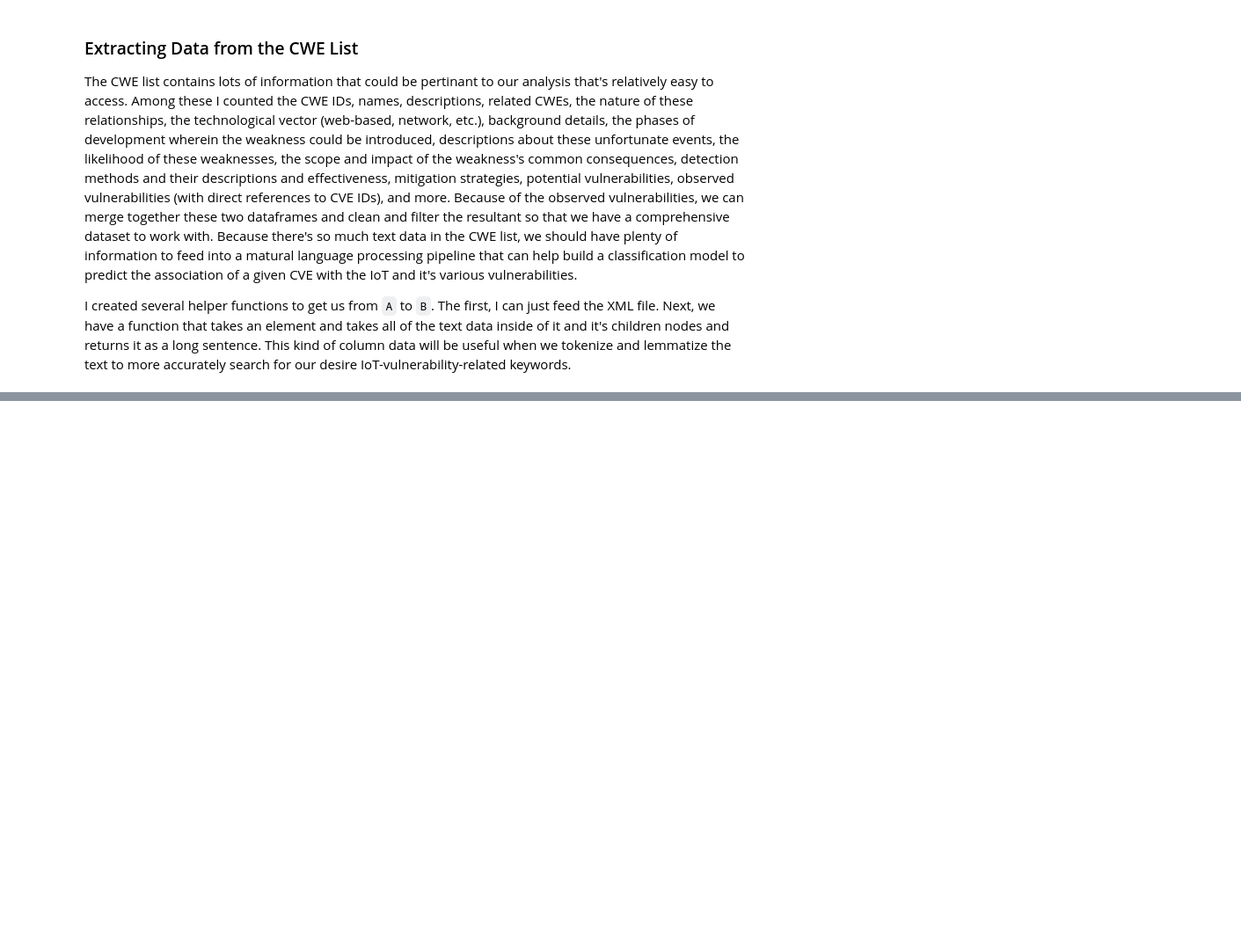
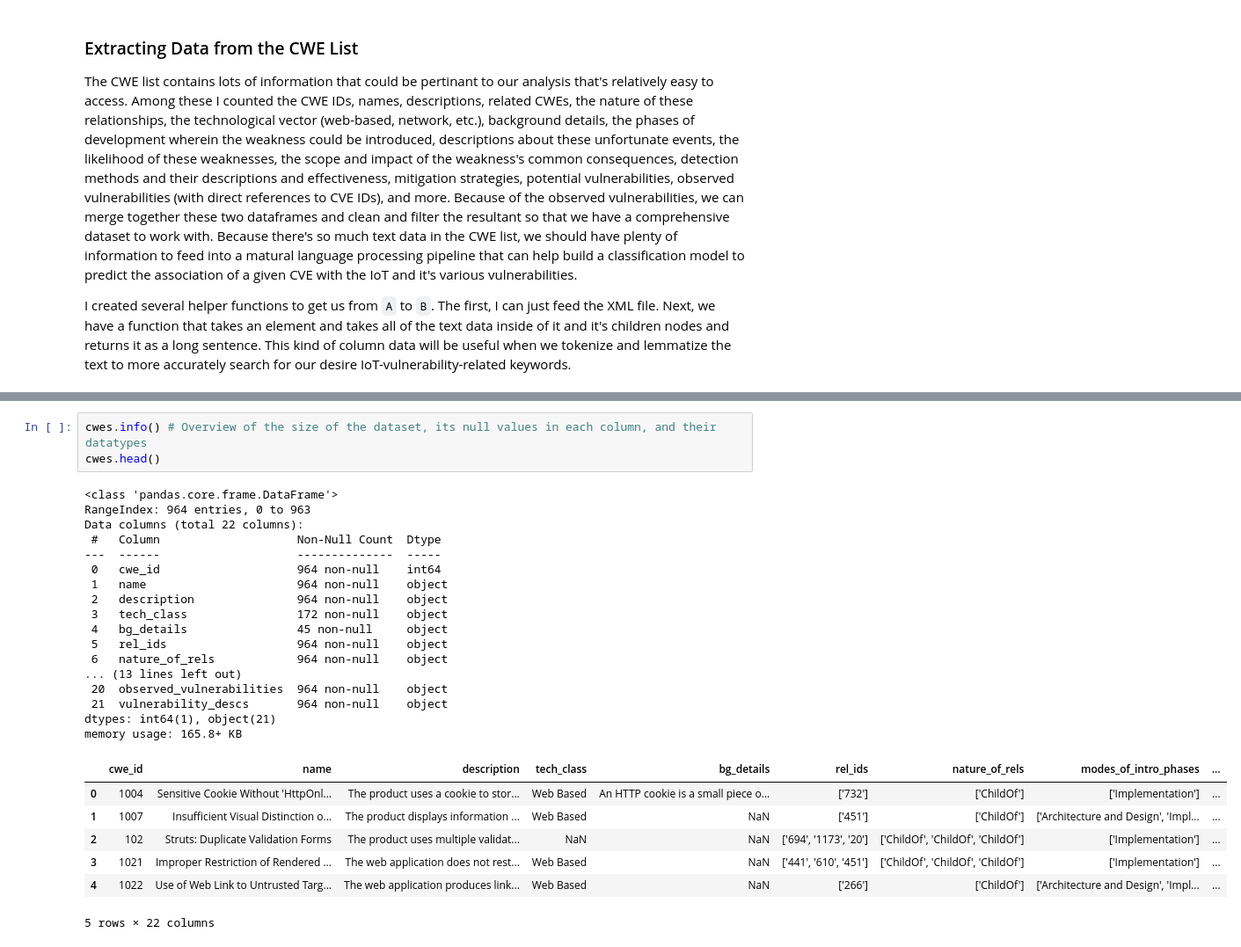
Before and after one commit to JBrocklyAnderson/practice-project, a Jupyter notebook: notebooks/APT_IoT_CVE_EDA.ipynb, the cells around one changed output, grey strips where cells are left out. Shown at 88% size. Cells and saved outputs as stored; diff of their text form; blank space fills up the shorter version.

Commit message:
Preprocess CVE Dataset

```diff
--- a/notebooks/APT_IoT_CVE_EDA.ipynb
+++ b/notebooks/APT_IoT_CVE_EDA.ipynb
@@ -368,0 +543,28 @@ df2.head(n=20)
+# %%
+cwes.info() # Overview of the size of the dataset, its null values in each column, and their datatypes
+cwes.head()
+# %% [output]
+<class 'pandas.core.frame.DataFrame'>
+RangeIndex: 964 entries, 0 to 963
+Data columns (total 22 columns):
+ #   Column                    Non-Null Count  Dtype
+---  ------                    --------------  -----
+ 0   cwe_id                    964 non-null    int64
+ 1   name                      964 non-null    object
+ 2   description               964 non-null    object
+ 3   tech_class                172 non-null    object
+ 4   bg_details                45 non-null     object
+ 5   rel_ids                   964 non-null    object
+ 6   nature_of_rels            964 non-null    object
+... (13 lines left out)
+ 20  observed_vulnerabilities  964 non-null    object
+ 21  vulnerability_descs       964 non-null    object
+dtypes: int64(1), object(21)
+memory usage: 165.8+ KB
+|  | cwe_id | name | description | tech_class | bg_details | rel_ids | nature_of_rels | modes_of_intro_phases | ... |
+| 0 | 1004 | Sensitive Cookie Without 'HttpOnl... | The product uses a cookie to stor... | Web Based | An HTTP cookie is a small piece o... | ['732'] | ['ChildOf'] | ['Implementation'] | ... |
+| 1 | 1007 | Insufficient Visual Distinction o... | The product displays information ... | Web Based | NaN | ['451'] | ['ChildOf'] | ['Architecture and Design', 'Impl... | ... |
+| 2 | 102 | Struts: Duplicate Validation Forms | The product uses multiple validat... | NaN | NaN | ['694', '1173', '20'] | ['ChildOf', 'ChildOf', 'ChildOf'] | ['Implementation'] | ... |
+| 3 | 1021 | Improper Restriction of Rendered ... | The web application does not rest... | Web Based | NaN | ['441', '610', '451'] | ['ChildOf', 'ChildOf', 'ChildOf'] | ['Implementation'] | ... |
+| 4 | 1022 | Use of Web Link to Untrusted Targ... | The web application produces link... | Web Based | NaN | ['266'] | ['ChildOf'] | ['Architecture and Design', 'Impl... | ... |
+5 rows × 22 columns
```
Also changed, not shown: parts of 34 cells of this notebook.
